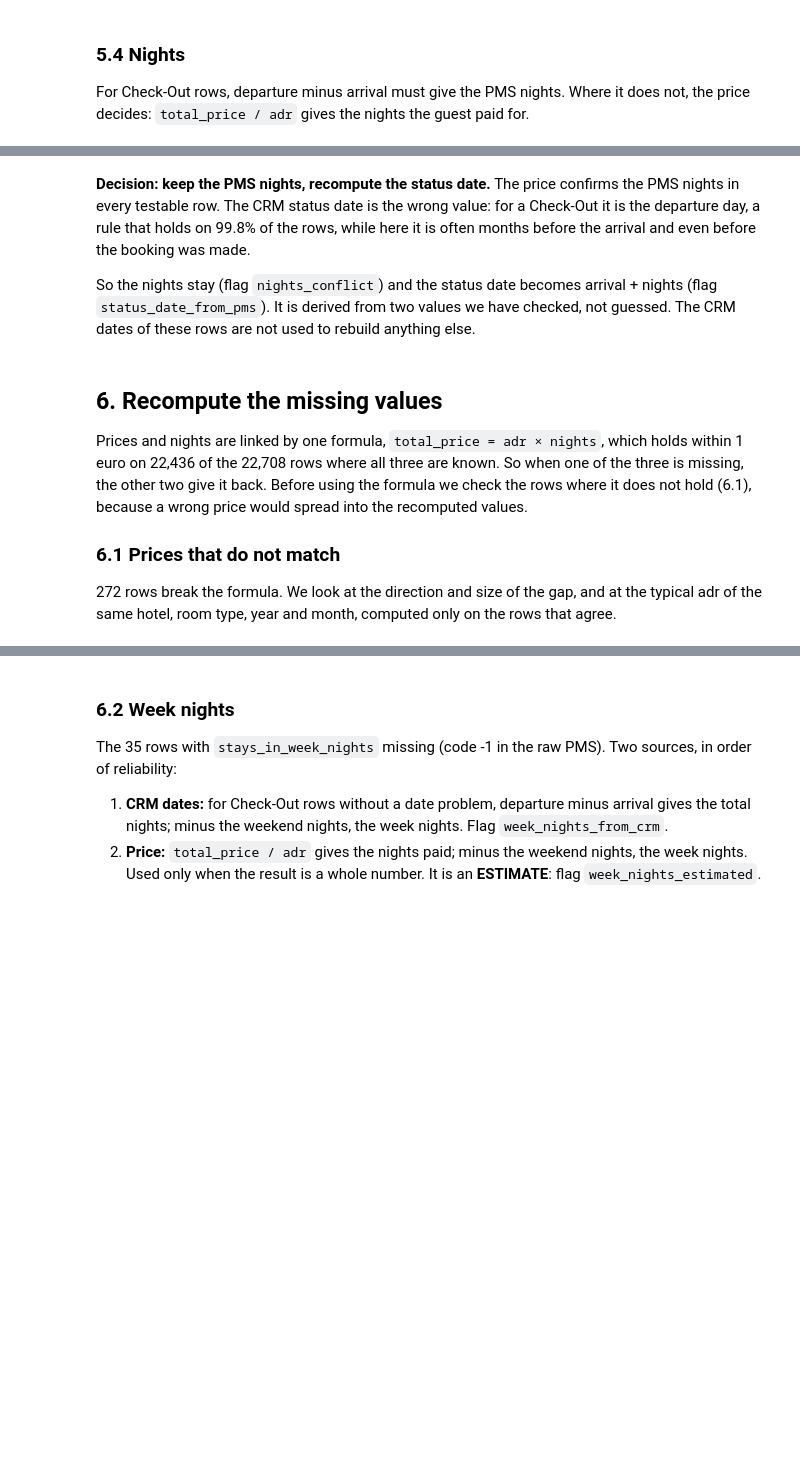
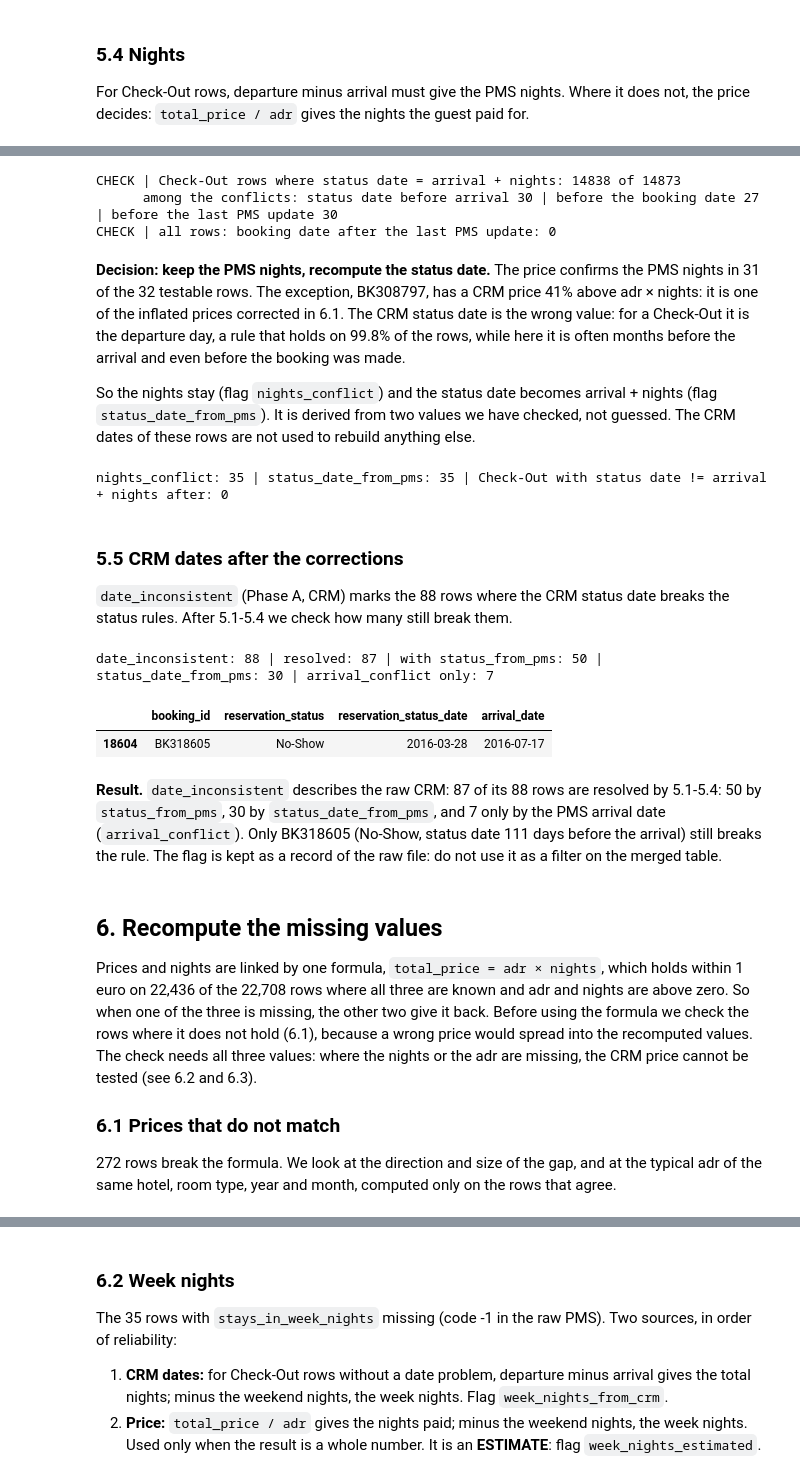
Before and after one commit to lapoint13/pandas_project, a Jupyter notebook: Project/merge/merge.ipynb, the cells around one changed output, grey strips where cells are left out. Cells and saved outputs as stored; diff of their text form; code cells hidden in the pictures; blank space fills up the shorter version.

```diff
--- a/Project/merge/merge.ipynb
+++ b/Project/merge/merge.ipynb
@@ -231,21 +366,48 @@ print("CHECK | Check-Out rows where status date = arrival + nights:", (both & ch
 print("      among the conflicts: status date before arrival", (nights_diff & (df["reservation_status_date"] < df["arrival_date"])).sum(),
       "| before the booking date", (nights_diff & (df["reservation_status_date"] < booking_date)).sum(),
       "| before the last PMS update", (nights_diff & (df["reservation_status_date"] < df["record_updated_at"].dt.normalize())).sum())
+print("CHECK | all rows: booking date after the last PMS update:", (booking_date > df["record_updated_at"].dt.normalize()).sum())
+# %% [output]
+CHECK | Check-Out rows where status date = arrival + nights: 14838 of 14873
+      among the conflicts: status date before arrival 30 | before the booking date 27 | before the last PMS update 30
+CHECK | all rows: booking date after the last PMS update: 0
 # %% [markdown]
-**Decision: keep the PMS nights, recompute the status date.** The price confirms the PMS nights in every testable row. The CRM status date is the wrong value: for a Check-Out it is the departure day, a rule that holds on 99.8% of the rows, while here it is often months before the arrival and even before the booking was made.
+**Decision: keep the PMS nights, recompute the status date.** The price confirms the PMS nights in 31 of the 32 testable rows. The exception, BK308797, has a CRM price 41% above adr × nights: it is one of the inflated prices corrected in 6.1. The CRM status date is the wrong value: for a Check-Out it is the departure day, a rule that holds on 99.8% of the rows, while here it is often months before the arrival and even before the booking was made.
 
 So the nights stay (flag `nights_conflict`) and the status date becomes arrival + nights (flag `status_date_from_pms`). It is derived from two values we have checked, not guessed. The CRM dates of these rows are not used to rebuild anything else.
 # %%
 df["nights_conflict"] = nights_diff
 df["status_date_from_pms"] = nights_diff
-df.loc[nights_diff, "reservation_status_date"] = (df["arrival_date"] + pd.to_timedelta(nights, unit="D"))[nights_diff]
+df.loc[nights_diff, "reservation_status_date"] = df.loc[nights_diff, "arrival_date"] + pd.to_timedelta(nights[nights_diff], unit="D")
 stay = (df["reservation_status_date"] - df["arrival_date"]).dt.days
 print("nights_conflict:", df["nights_conflict"].sum(), "| status_date_from_pms:", df["status_date_from_pms"].sum(),
       "| Check-Out with status date != arrival + nights after:", (both & checkout & nights.notna() & (stay != nights)).sum())
+# %% [output]
+nights_conflict: 35 | status_date_from_pms: 35 | Check-Out with status date != arrival + nights after: 0
+# %% [markdown]
+### 5.5 CRM dates after the corrections
+`date_inconsistent` (Phase A, CRM) marks the 88 rows where the CRM status date breaks the status rules. After 5.1-5.4 we check how many still break them.
+# %%
+st = df["reservation_status"]
+sd = df["reservation_status_date"]
+ar = df["arrival_date"]
+still = ((st == "Check-Out") & (sd < ar)) | ((st == "Canceled") & (sd > ar)) | ((st == "No-Show") & (sd < ar))
+flagged = df["date_inconsistent"]
+print("date_inconsistent:", flagged.sum(), "| resolved:", (flagged & ~still).sum(),
+      "| with status_from_pms:", (flagged & df["status_from_pms"]).sum(),
+      "| status_date_from_pms:", (flagged & df["status_date_from_pms"]).sum(),
+      "| arrival_conflict only:", (flagged & df["arrival_conflict"] & ~df["status_from_pms"] & ~df["status_date_from_pms"]).sum())
+df.loc[flagged & still, ["booking_id", "reservation_status", "reservation_status_date", "arrival_date"]]
+# %% [output]
+date_inconsistent: 88 | resolved: 87 | with status_from_pms: 50 | status_date_from_pms: 30 | arrival_conflict only: 7
+|  | booking_id | reservation_status | reservation_status_date | arrival_date |
+| 18604 | BK318605 | No-Show | 2016-03-28 | 2016-07-17 |
+# %% [markdown]
+**Result.** `date_inconsistent` describes the raw CRM: 87 of its 88 rows are resolved by 5.1-5.4: 50 by `status_from_pms`, 30 by `status_date_from_pms`, and 7 only by the PMS arrival date (`arrival_conflict`). Only BK318605 (No-Show, status date 111 days before the arrival) still breaks the rule. The flag is kept as a record of the raw file: do not use it as a filter on the merged table.
 # %% [markdown]
 ## 6. Recompute the missing values
 
-Prices and nights are linked by one formula, `total_price = adr × nights`, which holds within 1 euro on 22,436 of the 22,708 rows where all three are known. So when one of the three is missing, the other two give it back. Before using the formula we check the rows where it does not hold (6.1), because a wrong price would spread into the recomputed values.
+Prices and nights are linked by one formula, `total_price = adr × nights`, which holds within 1 euro on 22,436 of the 22,708 rows where all three are known and adr and nights are above zero. So when one of the three is missing, the other two give it back. Before using the formula we check the rows where it does not hold (6.1), because a wrong price would spread into the recomputed values. The check needs all three values: where the nights or the adr are missing, the CRM price cannot be tested (see 6.2 and 6.3).
 
 ### 6.1 Prices that do not match
 272 rows break the formula. We look at the direction and size of the gap, and at the typical adr of the same hotel, room type, year and month, computed only on the rows that agree.
```
Also changed, not shown: parts of 45 cells of this notebook, 6 other files.
